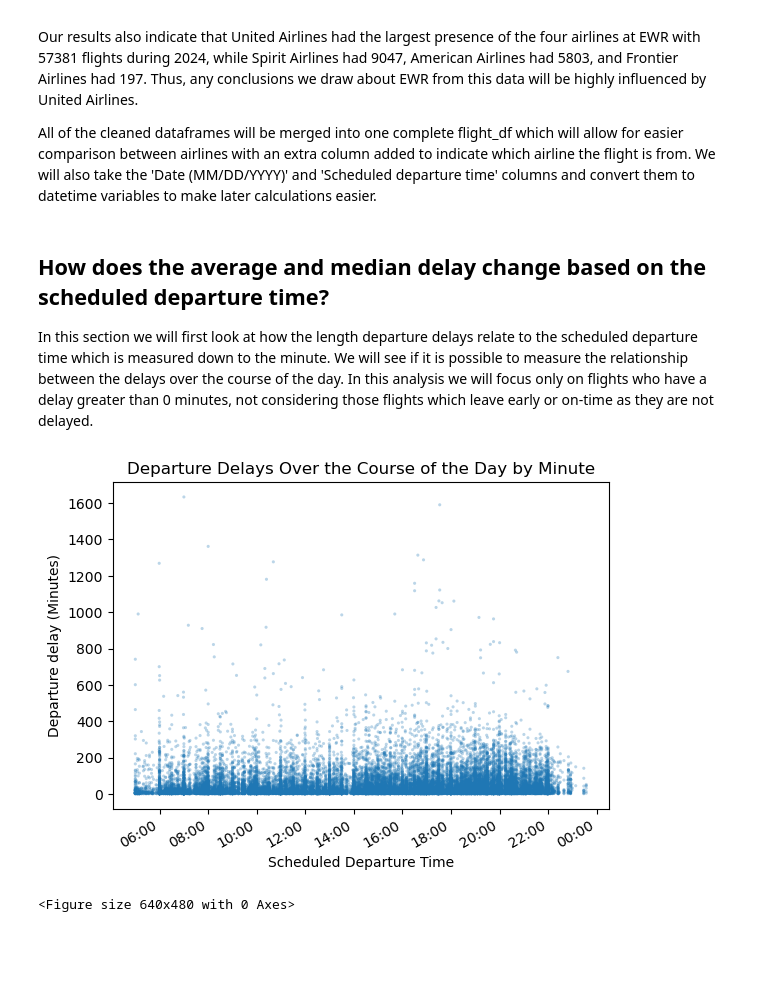
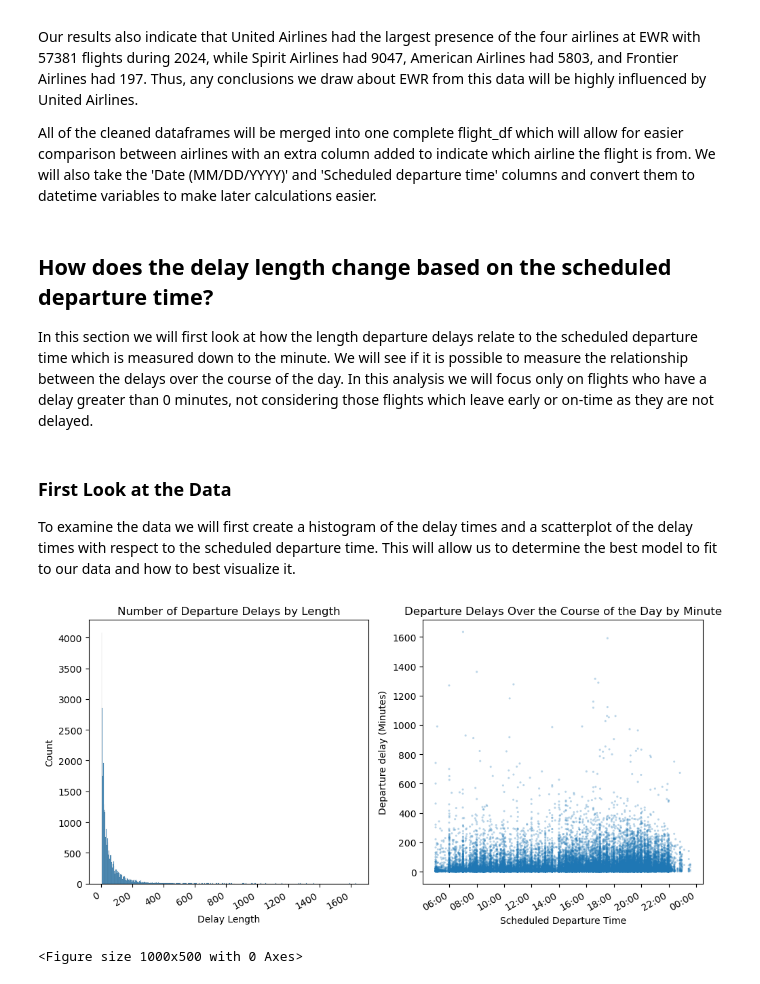
Before and after one commit to grace-blip/Newark_Airport_Delays, a Jupyter notebook: Delay_Analysis.ipynb, the cells around one changed output. Saved outputs shown, nothing was run; the diff lists cells and outputs as text; code cells hidden in the pictures; blank space fills up the shorter version.

```diff
--- a/Delay_Analysis.ipynb
+++ b/Delay_Analysis.ipynb
@@ -198,22 +203,37 @@ flight_df['Date datetime'] = pd.to_datetime(flight_df['Date (MM/DD/YYYY)'], form
 flight_df['Scheduled departure time datetime'] = pd.to_datetime(flight_df['Scheduled departure time'], format='%H:%M')
 # %% [markdown]
 <a id='delay_day_time'></a>
-## How does the average and median delay change based on the scheduled departure time?
+## How does the delay length change based on the scheduled departure time?
 
 In this section we will first look at how the length departure delays relate to the scheduled departure time which is measured down to the minute. We will see if it is possible to measure the relationship between the delays over the course of the day. In this analysis we will focus only on flights who have a delay greater than 0 minutes, not considering those flights which leave early or on-time as they are not delayed.
+# %% [markdown]
+<a id='delay_day_time_first_look'></a>
+### First Look at the Data
+
+To examine the data we will first create a histogram of the delay times and a scatterplot of the delay times with respect to the scheduled departure time. This will allow us to determine the best model to fit to our data and how to best visualize it.
 # %%
 # Add a column titled Positive Delay which will be a binary variable indicating if the delay was greater than 0 minutes
 flight_df['Positive Delay'] = [False if delay <= 0 else True for delay in flight_df['Departure delay (Minutes)']]
 # %%
-#TODO: formatt this to look nicer, add a vertical histogram or boxplot or something to demonstrate how most delays are very small
+#Plot initial scatterplot of delay lengths over the course of the day
+plt.rcParams["figure.figsize"] = [10.0, 5.0]
+plt.rcParams["figure.autolayout"] = True
+f, axes = plt.subplots(1, 2)
 
-sns.scatterplot(data = flight_df.loc[flight_df['Positive Delay'] == True], x = 'Scheduled departure time datetime', y = 'Departure delay (Minutes)', alpha = 0.3, s=5, edgecolor='none')
-plt.gca().xaxis.set_major_formatter(DateFormatter("%H:%M"))
+#Create the histogram
+sns.histplot(data = flight_df.loc[flight_df['Positive Delay'] == True], x = 'Departure delay (Minutes)', ax = axes[0])
+axes[0].set_xlabel('Delay Length')
+axes[0].set_title('Number of Departure Delays by Length')
+
+# Create the scatterplot
+sns.scatterplot(data = flight_df.loc[flight_df['Positive Delay'] == True], x = 'Scheduled departure time datetime', y = 'Departure delay (Minutes)', alpha = 0.3, s=5, edgecolor='none', ax = axes[1])
+axes[1].xaxis.set_major_formatter(DateFormatter("%H:%M"))
 plt.gcf().autofmt_xdate()
-plt.xlabel('Scheduled Departure Time')
-plt.title('Departure Delays Over the Course of the Day by Minute')
+axes[1].set_xlabel('Scheduled Departure Time')
+axes[1].set_title('Departure Delays Over the Course of the Day by Minute')
+
 plt.show()
 plt.clf()
 # %% [output]
-[figure, old version]
+[figure, new version]
-<Figure size 640x480 with 0 Axes>
+<Figure size 1000x500 with 0 Axes>
```
Also changed, not shown: parts of 8 cells of this notebook.
